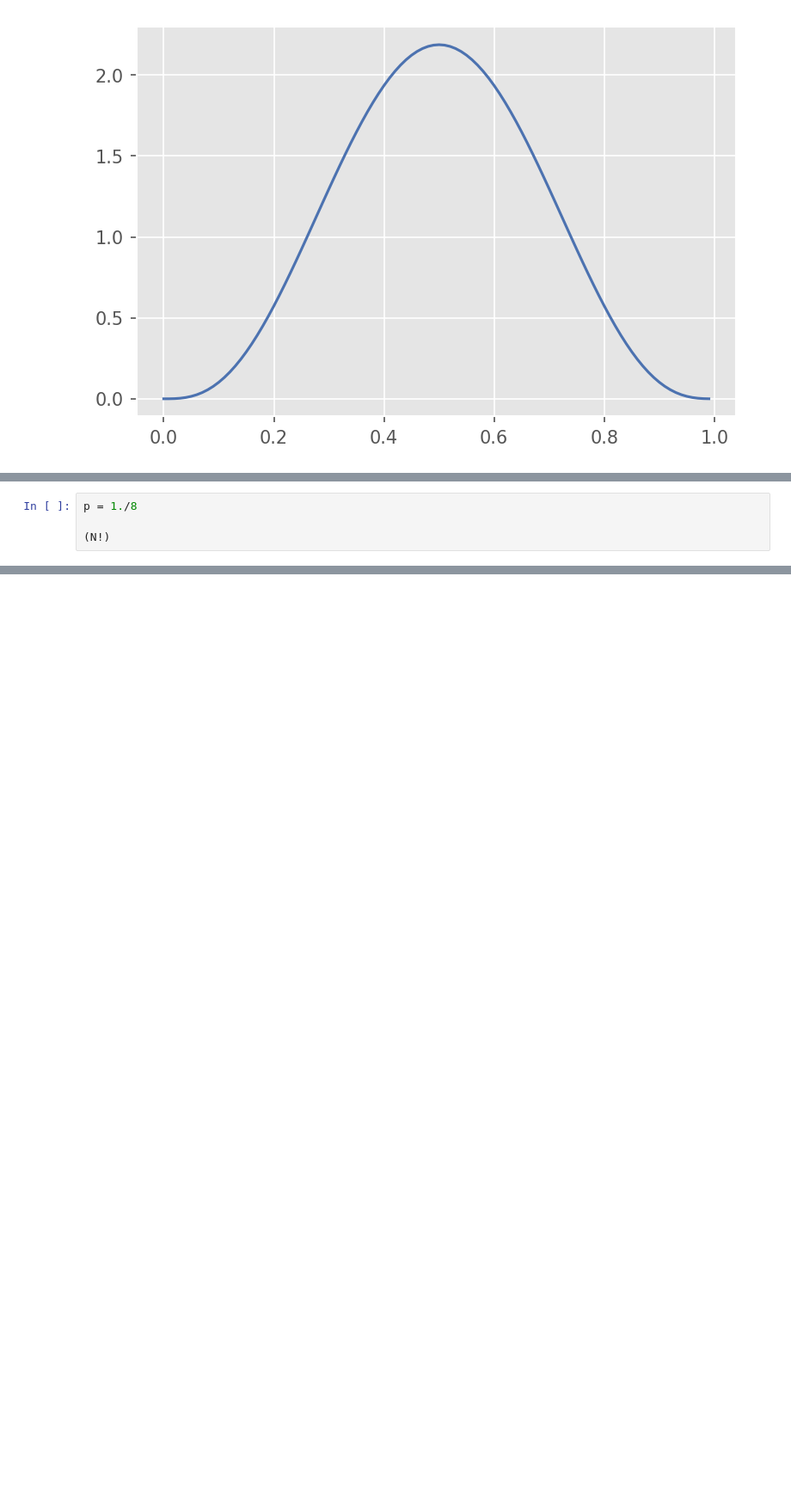
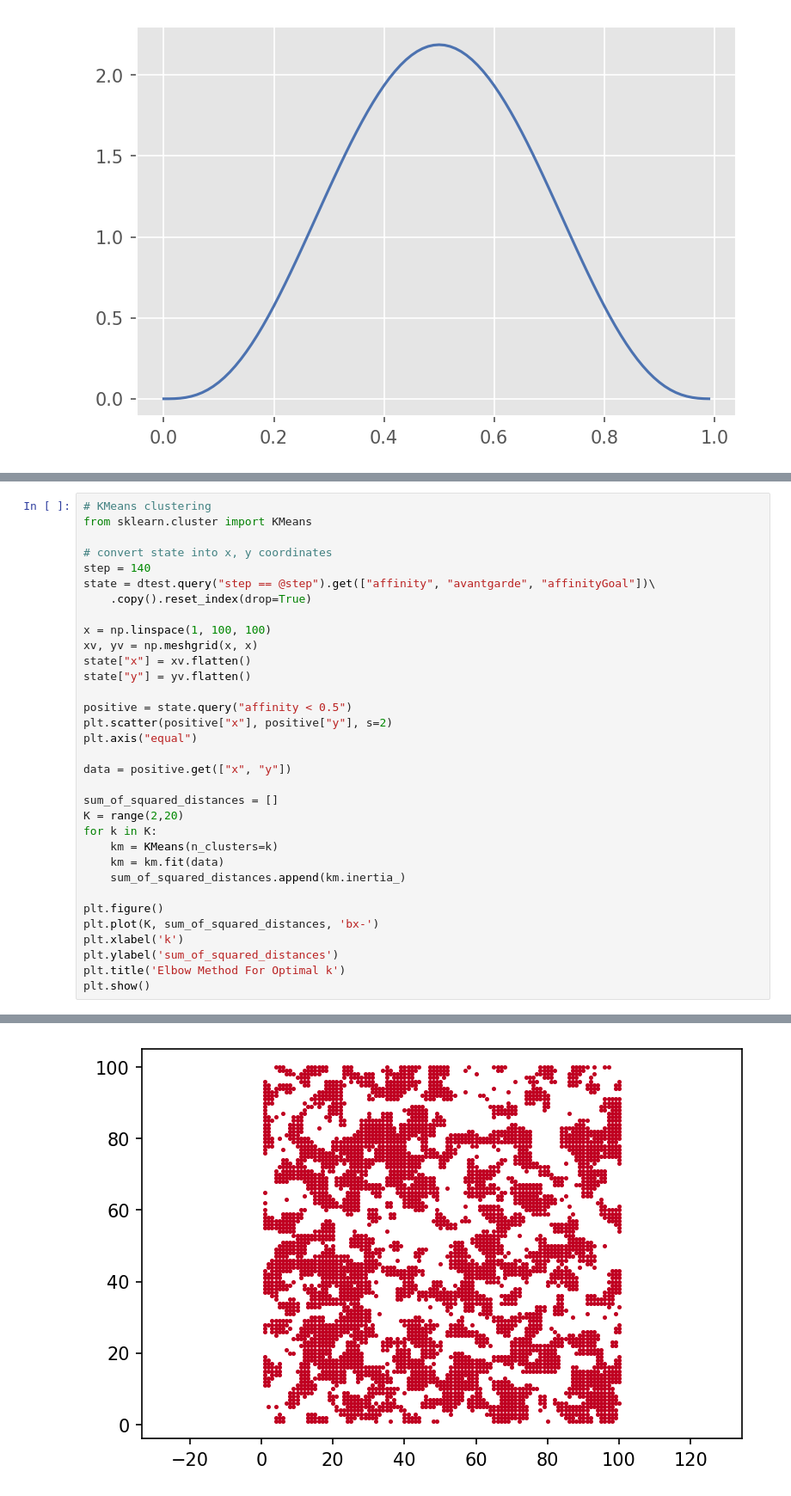
Before and after one commit to lquante/social_agent_based_modelling, a Jupyter notebook: notebooks/AdvancedAvantgardeModel.ipynb, the cells around one changed output, grey strips where cells are left out. Shown at 86% size. Saved outputs shown, nothing was run; the diff lists cells and outputs as text; blank space fills up the shorter version.

```diff
--- a/notebooks/AdvancedAvantgardeModel.ipynb
+++ b/notebooks/AdvancedAvantgardeModel.ipynb
@@ -631,5 +639,34 @@ data.query("step == 0").at[347, "avantgarde"]
 # %%
-p = 1./8
+# KMeans clustering
+from sklearn.cluster import KMeans
 
-(N!)
+# convert state into x, y coordinates
+step = 140
+state = dtest.query("step == @step").get(["affinity", "avantgarde", "affinityGoal"])\
+    .copy().reset_index(drop=True)
+
+x = np.linspace(1, 100, 100)
+xv, yv = np.meshgrid(x, x)
+state["x"] = xv.flatten()
+state["y"] = yv.flatten()
+
+positive = state.query("affinity < 0.5")
+plt.scatter(positive["x"], positive["y"], s=2)
+plt.axis("equal")
+
+data = positive.get(["x", "y"])
+
+sum_of_squared_distances = []
+K = range(2,20)
+for k in K:
+    km = KMeans(n_clusters=k)
+    km = km.fit(data)
+    sum_of_squared_distances.append(km.inertia_)
+
+plt.figure()
+plt.plot(K, sum_of_squared_distances, 'bx-')
+plt.xlabel('k')
+plt.ylabel('sum_of_squared_distances')
+plt.title('Elbow Method For Optimal k')
+plt.show()
 # %% [output]
@@ -636,0 +673 @@ SyntaxError: invalid syntax (Temp/ipykernel_6620/3839055324.py, line 3)
+[figure, added]
```
Also changed, not shown: parts of 15 cells of this notebook.
